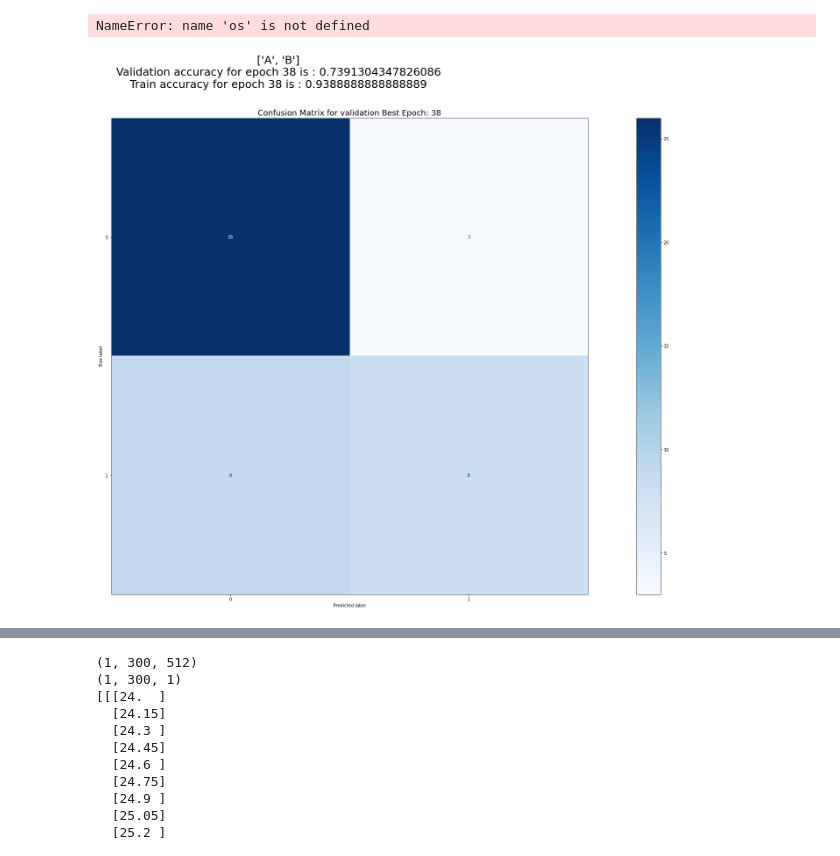
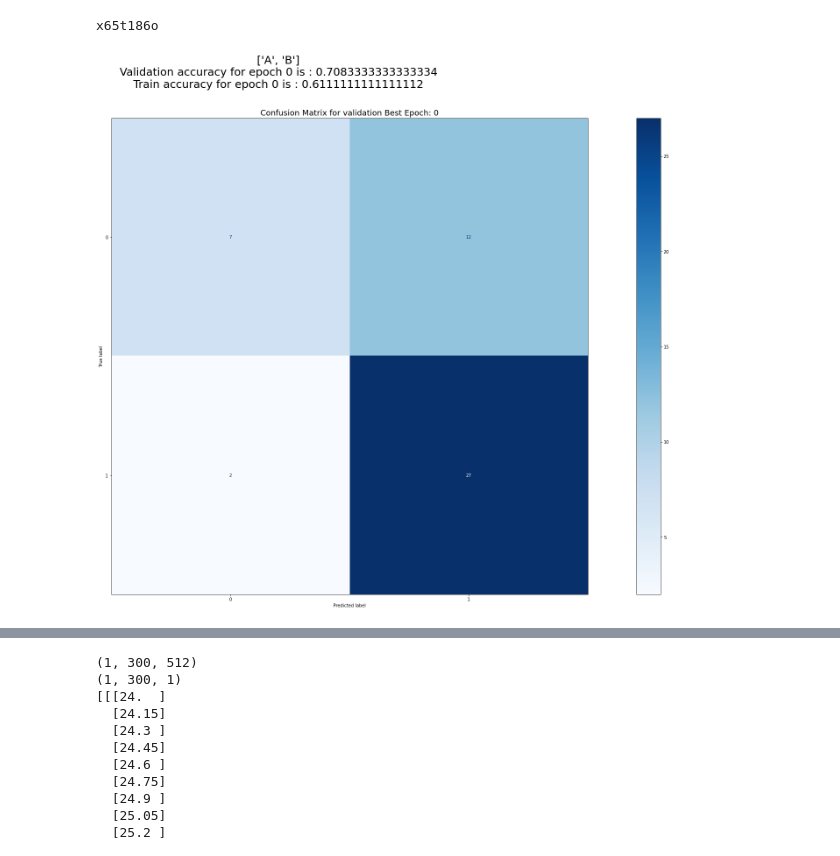
Before and after one commit to mmeignin/EmbryonClassif, a Jupyter notebook: Notebooks/CM.ipynb, the cells around one changed output, grey strips where cells are left out. Cells and saved outputs as stored; diff of their text form; code cells hidden in the pictures.

Commit message:
transferable newDataSplit

```diff
--- a/Notebooks/CM.ipynb
+++ b/Notebooks/CM.ipynb
@@ -1,47 +1,3 @@
-# %%
-from sklearn.metrics import confusion_matrix
-from sklearn.metrics import ConfusionMatrixDisplay
-import matplotlib.pyplot as plt
-import pandas as pd,numpy as np
-pathtorun=os.getcwd()+"/../csvfiles/"
-wandb_name = "mmeignin/embryon_classif/3k10ab0h"
-    #figure
-fig, axs = plt.subplots(1,1,figsize=(40,20))
-    #read_results
-summary = (pathtorun+wandb_name).replace("mmeignin/embryon_classif/","")
-pf=pd.read_csv(summary+".csv")
-    #labels
-labels=list(pf['Class'].unique())
-    #val and train sets
-df_val=pf[pf['step_label']=="val"]
-df_train=pf[pf['step_label']=="train"]
-
-    #Get best_epoch
-val_per_epoch  = df_val['epoch'].value_counts()
-train_per_epoch = df_train['epoch'].value_counts()
-val_acc_list=[]
-train_acc_list=[]
-for i in range(0,val_per_epoch.shape[0]):
-        # acc per epoch
-        #validation
-    val_acc = df_val[df_val['epoch']==i]['accs'].sum()
-    val_acc_list.append(val_acc/val_per_epoch[i])
-        #training
-    train_acc = df_train[df_train['epoch']==i]['accs'].sum()
-    train_acc_list.append(train_acc/train_per_epoch[i])
-
-best_epoch= np.argmax(val_acc_list)
-Summary_list=[]
-Summary_list.append(list(map(lambda n: chr(int(n)+65), sorted(labels))))
-Summary_list.append(f"Validation accuracy for epoch {best_epoch} is : {val_acc_list[best_epoch]}")
-Summary_list.append(f"Train accuracy for epoch {best_epoch} is : {train_acc_list[best_epoch]}")
-plt.suptitle(f'{Summary_list[0]}\n{Summary_list[1]}\n{Summary_list[2]}', fontsize=25)
-    #Confusion Matrix
-axs.set_title(f"Confusion Matrix for validation Best Epoch: {best_epoch}",fontsize=18)
-cm=confusion_matrix(df_val['Class'][df_val['epoch']==best_epoch], df_val['preds'][df_val['epoch']==best_epoch],labels=labels)
-ConfusionMatrixDisplay(cm).plot(ax=axs,cmap='Blues')
-# %% [output]
-NameError: name 'os' is not defined
 # %%
 def run_summary(pathtorun,wandb_name):
     #imports
@@ -91,15 +51,16 @@ def run_summary(pathtorun,wandb_name):
 # %%
 import os
 path=os.getcwd()+"/../csvfiles/"
-wandb_name ="mmeignin/embryon_classif/m0vakvla"
-a=run_summary(path,wandb_name)
-fig_path=os.getcwd()+"/"+wandb_name.split("/")[-1]+"/"
-if not(os.path.isdir(fig_path)):
-    os.mkdir(fig_path)
-fig_name = fig_path +"/Run_summary_and_confusion_matrix.png"
-a.savefig(fig_name,facecolor='white',bbox_inches="tight")
+wandb_name="mmeignin/embryon_classif/x65t186o"
+a=run_summary(path,wandb_name.replace("mmeignin/embryon_classif/",""))
+#for i in os.listdir(path):
+#    wandb_name=i.replace(".csv","")
+#    a=run_summary(path,wandb_name)
+#    fig_path=os.getcwd()+"/../results/"+wandb_name+".png"
+#    a.savefig(fig_path,facecolor='white',bbox_inches="tight")
 # %% [output]
+x65t186o
-[figure, old version]
+[figure, new version]
 # %%
 from sklearn.metrics import confusion_matrix
 from sklearn.metrics import ConfusionMatrixDisplay
```
Also changed, not shown: parts of 3 cells of this notebook, 4 other files.
